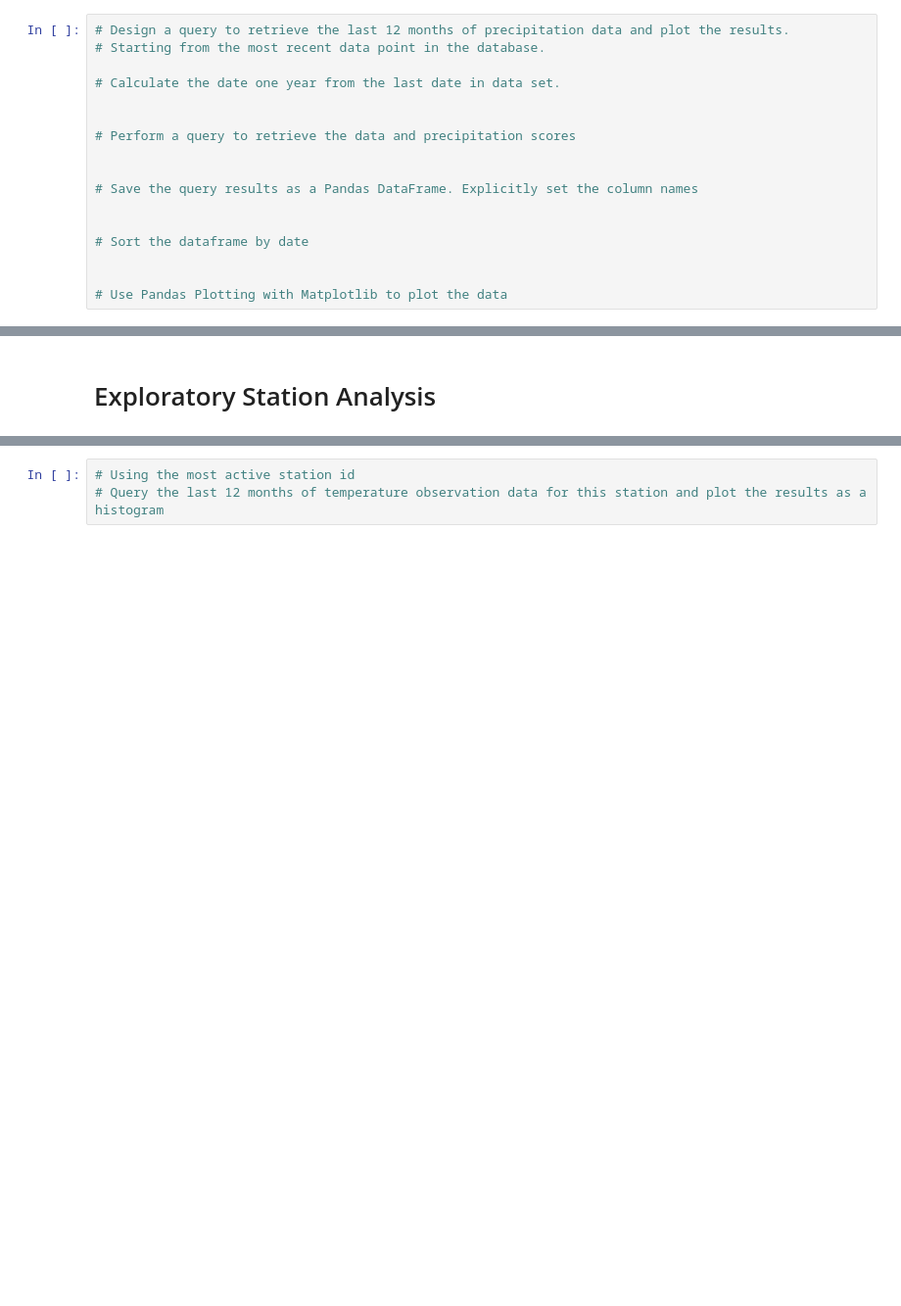
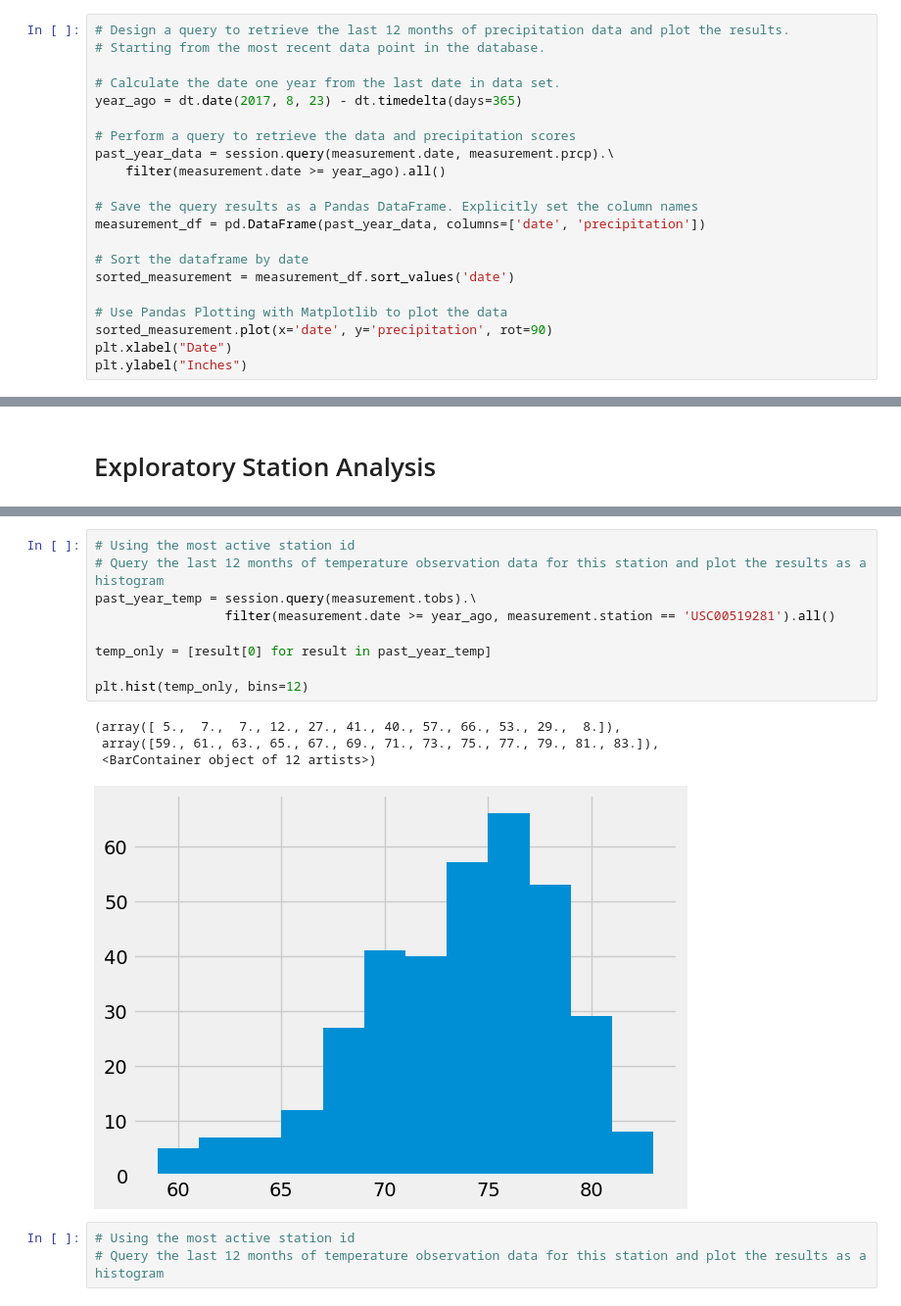
Before and after one commit to alexandriaorvis/sqlalchemy-challenge, a Jupyter notebook: SurfsUp/climate_starter.ipynb, the cells around one changed output, grey strips where cells are left out. Shown at 98% size. Saved outputs shown, nothing was run; the diff lists cells and outputs as text; blank space fills up the shorter version.

```diff
--- a/SurfsUp/climate_starter.ipynb
+++ b/SurfsUp/climate_starter.ipynb
@@ -47,18 +61,22 @@ session=Session(engine)
 # Starting from the most recent data point in the database.
 
 # Calculate the date one year from the last date in data set.
-
+year_ago = dt.date(2017, 8, 23) - dt.timedelta(days=365)
 
 # Perform a query to retrieve the data and precipitation scores
-
+past_year_data = session.query(measurement.date, measurement.prcp).\
+    filter(measurement.date >= year_ago).all()
 
 # Save the query results as a Pandas DataFrame. Explicitly set the column names
-
+measurement_df = pd.DataFrame(past_year_data, columns=['date', 'precipitation'])
 
 # Sort the dataframe by date
-
+sorted_measurement = measurement_df.sort_values('date')
 
 # Use Pandas Plotting with Matplotlib to plot the data
+sorted_measurement.plot(x='date', y='precipitation', rot=90)
+plt.xlabel("Date")
+plt.ylabel("Inches")
 # %% [output]
 Text(0, 0.5, 'Inches')
 [figure]
@@ -98,5 +148,19 @@ Text(0, 0.5, 'Inches')
 # %% [output]
 [(54.0, 85.0, 71.66378066378067)]
+# %%
+# Using the most active station id
+# Query the last 12 months of temperature observation data for this station and plot the results as a histogram
+past_year_temp = session.query(measurement.tobs).\
+                 filter(measurement.date >= year_ago, measurement.station == 'USC00519281').all()
+
+temp_only = [result[0] for result in past_year_temp]
+
+plt.hist(temp_only, bins=12)
+# %% [output]
+(array([ 5.,  7.,  7., 12., 27., 41., 40., 57., 66., 53., 29.,  8.]),
+ array([59., 61., 63., 65., 67., 69., 71., 73., 75., 77., 79., 81., 83.]),
+ <BarContainer object of 12 artists>)
+[figure, added]
 # %%
 # Using the most active station id
 # Query the last 12 months of temperature observation data for this station and plot the results as a histogram
```
Also changed, not shown: parts of 9 cells of this notebook, 1 other file.
